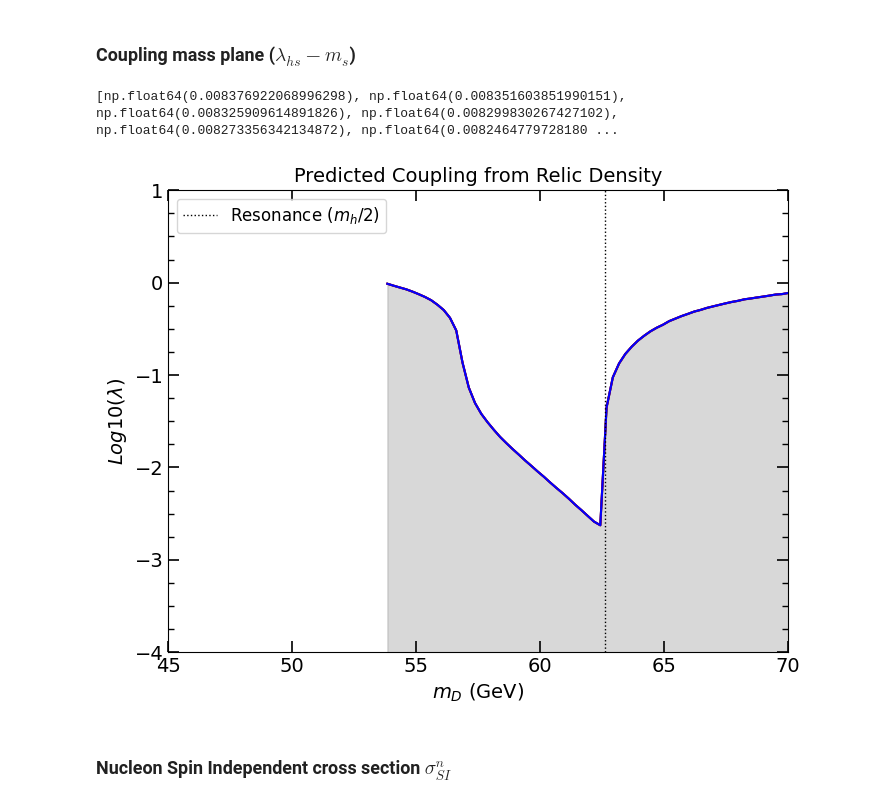
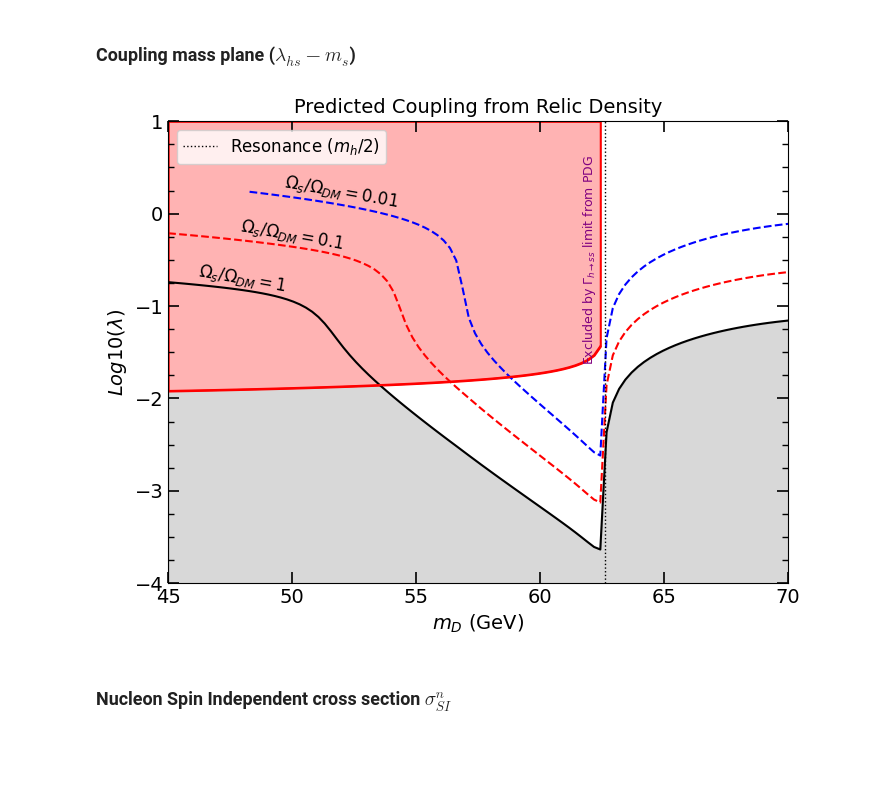
Before and after one commit to Ethan-Rodriguez-phy/Real-Scalar-Singlet-Revisited, a Jupyter notebook: Scripts/Final_RSS.ipynb, the cells around one changed output. Saved outputs shown, nothing was run; the diff lists cells and outputs as text; code cells hidden in the pictures; blank space fills up the shorter version.

```diff
--- a/Scripts/Final_RSS.ipynb
+++ b/Scripts/Final_RSS.ipynb
@@ -876,23 +877,27 @@ def Br_exclusion(m_d: float):
         branching_term =  Br_inv_limit * SM_width(m_h) / (1 - Br_inv_limit)
         phase_factor = np.sqrt(1- 4 * m_d**2 /m_h**2 )
 
-        return np.sqrt( (32* np.pi * m_h / vev**2 )*phase_factor* branching_term)
+        return np.sqrt( (32* np.pi * m_h / vev**2 )* branching_term / phase_factor)
+    else:
+        return np.nan
 
-Br_exclusion_limit = [Br_exclusion(m_d) for m_d in masses_100]
-print(Br_exclusion_limit)
+Br_exclusion_limit = np.array([Br_exclusion(m_d) for m_d in masses_100])
-# %% [output]
-[np.float64(0.008376922068996298), np.float64(0.008351603851990151), np.float64(0.008325909614891826), np.float64(0.008299830267427102), np.float64(0.008273356342134872), np.float64(0.0082464779728180 ...
 # %%
 # Create a figure with standard academic proportions
 fig, ax = plt.subplots(figsize=(8, 6))
 
 ax.plot(masses_100,np.log10(couplings_100), color='black', linewidth=1.5)
-ax.plot(masses_10,np.log10(couplings_10), color='red', linewidth=1.5)
-ax.plot(masses_1,np.log10(couplings_1), color='blue', linewidth=1.5)
+ax.plot(masses_10,np.log10(couplings_10), color='red',linestyle = "--", linewidth=1.5)
+ax.plot(masses_1,np.log10(couplings_1), color='blue',linestyle = "--", linewidth=1.5)
 ax.fill_between(masses,y1=np.log10(couplings_100), y2= -4, alpha=0.3, color="gray")
 
-#ax.plot(masses,np.log10(Br_exclusion_limit), color='black', linewidth=1.5)
-#ax.fill_between(masses,y1=np.log10(Br_exclusion_limit), y2= 1, alpha=0.3, color="gray")
+ax.plot(masses,np.log10(Br_exclusion_limit), color='red', linewidth=1.5)
+ax.fill_between(masses,y1=np.log10(Br_exclusion_limit), y2= 1, facecolor='#ffb3b3',  # A lighter pink/red for the inside
+                 edgecolor='red',      # The solid border color for the whole shape
+                 linewidth=1.5,        # Thickness of the border line
+                 alpha=1.0)
+
+
 
 # Set Logarithmic Scale on Y-axis
 #plt.yscale('log')
@@ -911,34 +916,68 @@ ax.axvline(x=m_h/2, color='black', linestyle=':', linewidth=1.0, label='Resonanc
 # --- X-Axis Minor Ticks (from your current code) ---
 ax.xaxis.set_minor_locator(LogLocator(base=10.0, subs=np.arange(2, 10) * 0.1, numticks=100))
 ax.xaxis.set_minor_formatter(NullFormatter())
 
 # --- Y-Axis Minor Ticks (NEW) ---
 # This forces a minor tick every 0.25 units
 ax.yaxis.set_minor_locator(MultipleLocator(0.25))
 
 # 2. Force ticks to point INWARD, be thicker, and appear on ALL FOUR sides
 ax.tick_params(axis='both', which='major', direction='in', length=8, width=1.2,
                bottom=True, top=True, left=True, right=True, labelsize=14)
 
 # Because you already have this set up, your new Y-axis minor ticks
 # will automatically format correctly and point inward!
 ax.tick_params(axis='both', which='minor', direction='in', length=4, width=1.0,
                bottom=True, top=True, left=True, right=True)
 
 # This will also automatically draw minor grid lines at those 0.25 intervals!
 ax.grid(False)
 
+plt.text(x=62, y=-0.5,
+         s=r"Excluded by $\Gamma_{h \to ss}$ limit from PDG",
+         fontsize=9,
+         color='purple',
+         ha='center',
+         va='center',
+         rotation = 90)
+
+plt.text(x=48, y=-0.7,
+         s=r"$\Omega_s/\Omega_{DM} = 1$",
+         fontsize=12,
+         color='black',
+         ha='center',
+         va='center',
+         rotation = -10)
+
+plt.text(x=50, y=-0.23,
+         s=r"$\Omega_s/\Omega_{DM} = 0.1$",
+         fontsize=12,
+         color='black',
+         ha='center',
+         va='center',
+         rotation = -10)
+
+plt.text(x=52, y=0.23,
+         s=r"$\Omega_s/\Omega_{DM} = 0.01$",
+         fontsize=12,
+         color='black',
+         ha='center',
+         va='center',
+         rotation = -10)
+
+
+
 ax.legend(fontsize=12)
 
 
 
 # Save inside Results for your LaTeX includegraphics
 path = output_dir / "higgs_Portal_strenght.png"
 
 plt.savefig(path, dpi=300, bbox_inches="tight")
 plt.show()
 # %% [output]
-[figure, old version]
+[figure, new version]
 # %% [markdown]
 ### Nucleon Spin Independent cross section $\sigma_{SI}^n$
 # %%
```
Also changed, not shown: parts of 16 cells of this notebook, 5 other files.
